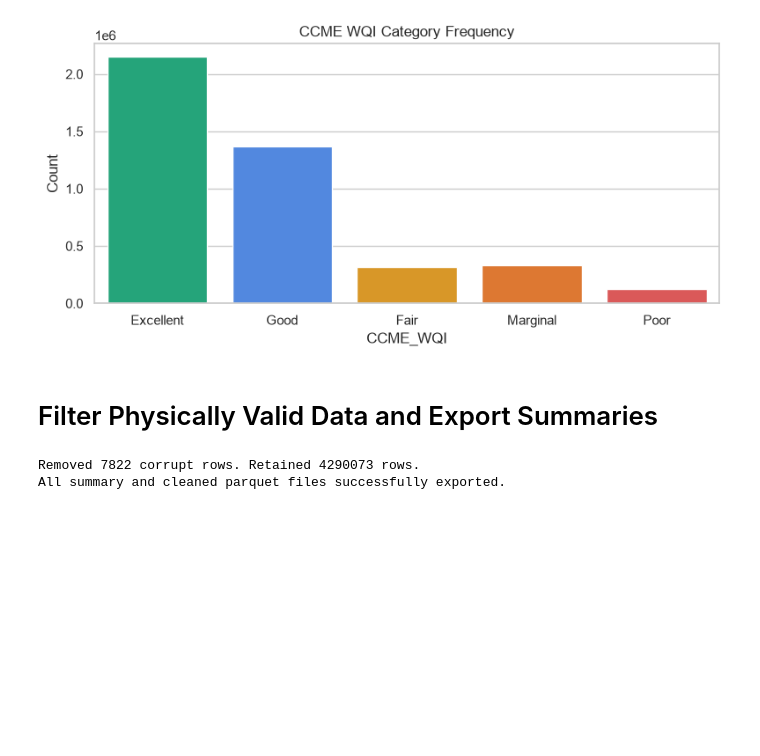
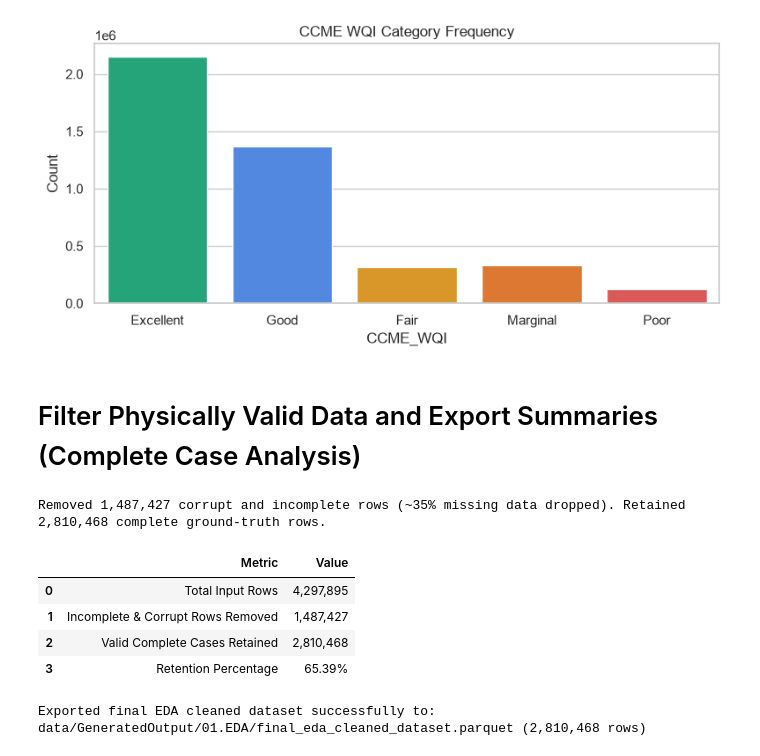
Before and after one commit to Amansoni045/Semester_5_AML_DL, a Jupyter notebook: notebooks/01.EDA/02_data_patterns_and_target.ipynb, the cells around one changed output. Drawn from its saved outputs; the diff is of its cells as text; code cells hidden in the pictures; blank space fills up the shorter version.

```diff
--- a/notebooks/01.EDA/02_data_patterns_and_target.ipynb
+++ b/notebooks/01.EDA/02_data_patterns_and_target.ipynb
@@ -214,58 +214,44 @@ plt.show()
 [figure]
 [figure]
 # %% [markdown]
-# Filter Physically Valid Data and Export Summaries
+# Filter Physically Valid Data and Export Summaries (Complete Case Analysis)
 # %%
 valid_mask = (
     (df["pH (ph units)"].isna() | ((df["pH (ph units)"] >= 3.0) & (df["pH (ph units)"] <= 12.0))) &
     (df["Temperature (cel)"].isna() | ((df["Temperature (cel)"] >= -2.0) & (df["Temperature (cel)"] <= 50.0))) &
     (df["Dissolved Oxygen (mg/l)"].isna() | ((df["Dissolved Oxygen (mg/l)"] >= 0.0) & (df["Dissolved Oxygen (mg/l)"] <= 30.0))) &
     (df["Ammonia (mg/l)"].isna() | (df["Ammonia (mg/l)"] >= 0.0)) &
     (df["Biochemical Oxygen Demand (mg/l)"].isna() | (df["Biochemical Oxygen Demand (mg/l)"] >= 0.0)) &
     (df["Orthophosphate (mg/l)"].isna() | (df["Orthophosphate (mg/l)"] >= 0.0))
 )
+# Complete Case Analysis: Filter to valid and 100% complete observations (dropping ~35% missing records to eliminate synthetic imputation bias)
 cleaned_df = df[valid_mask][[
     "Country", "Area", "Waterbody Type", "Date",
     "Ammonia (mg/l)", "Biochemical Oxygen Demand (mg/l)",
     "Dissolved Oxygen (mg/l)", "Orthophosphate (mg/l)",
     "pH (ph units)", "Temperature (cel)", "Nitrogen (mg/l)", "Nitrate (mg/l)",
     "CCME_Values", "CCME_WQI"
-]].copy()
+]].dropna(subset=chemical_cols).drop_duplicates().copy()
 removed_count = len(df) - len(cleaned_df)
-print(f"Removed {removed_count} corrupt rows. Retained {len(cleaned_df)} rows.")
+print(f"Removed {removed_count:,} corrupt and incomplete rows (~35% missing data dropped). Retained {len(cleaned_df):,} complete ground-truth rows.")
 
-p3_path = os.path.join(OUT_DIR, "03_cleaned_physically_validated.parquet")
-pd.DataFrame({
-    "Metric": ["Total Input Rows", "Corrupt Sentinels Removed", "Valid Clean Rows", "Removal Percentage"],
-    "Value": [f"{len(df):,}", f"{removed_count:,}", f"{len(cleaned_df):,}", f"{removed_count/len(df)*100:.3f}%"]
-}).to_parquet(p3_path, index=False, compression="snappy")
+# Display summary table in notebook
+summary_df = pd.DataFrame({
+    "Metric": ["Total Input Rows", "Incomplete & Corrupt Rows Removed", "Valid Complete Cases Retained", "Retention Percentage"],
+    "Value": [f"{len(df):,}", f"{removed_count:,}", f"{len(cleaned_df):,}", f"{len(cleaned_df)/len(df)*100:.2f}%"]
+})
+display(summary_df)
 
-p4_path = os.path.join(OUT_DIR, "04_feature_correlations.parquet")
-spearman_corr.reset_index().to_parquet(p4_path, index=False, compression="snappy")
-
-p5_path = os.path.join(OUT_DIR, "05_temporal_spatial_aggregates.parquet")
-monthly_chem.reset_index().to_parquet(p5_path, index=False, compression="snappy")
-
-min_val = float(df["CCME_Values"].min())
-max_val = float(df["CCME_Values"].max())
-wqi_pct = df["CCME_WQI"].value_counts(normalize=True) * 100
-p6_path = os.path.join(OUT_DIR, "06_target_distributions_and_leakage_audit.parquet")
-pd.DataFrame({
-    "Metric": ["CCME_Values (Min)", "CCME_Values (Median)", "CCME_Values (Mean)", "CCME_Values (Max)",
-               "CCME_WQI (Excellent)", "CCME_WQI (Good)", "CCME_WQI (Fair)", "CCME_WQI (Marginal)", "CCME_WQI (Poor)",
-               "Leakage Risk"],
-    "Value / Frequency": [f"{min_val:.1f}", f"{median_val:.1f}", f"{mean_val:.1f}", f"{max_val:.1f}",
-                         f"{wqi_counts.get('Excellent', 0):,} ({wqi_pct.get('Excellent', 0):.1f}%)",
-                         f"{wqi_counts.get('Good', 0):,} ({wqi_pct.get('Good', 0):.1f}%)",
-                         f"{wqi_counts.get('Fair', 0):,} ({wqi_pct.get('Fair', 0):.1f}%)",
-                         f"{wqi_counts.get('Marginal', 0):,} ({wqi_pct.get('Marginal', 0):.1f}%)",
-                         f"{wqi_counts.get('Poor', 0):,} ({wqi_pct.get('Poor', 0):.1f}%)",
-                         "Algebraic leakage if evaluated without data separation"]
-}).to_parquet(p6_path, index=False, compression="snappy")
-
+# Export the single final cleaned dataset for downstream modeling
+os.makedirs(OUT_DIR, exist_ok=True)
 final_path = os.path.join(OUT_DIR, "final_eda_cleaned_dataset.parquet")
 cleaned_df.to_parquet(final_path, index=False, compression="snappy")
-print("All summary and cleaned parquet files successfully exported.")
+print(f"Exported final EDA cleaned dataset successfully to: {final_path} ({len(cleaned_df):,} rows)")
 # %% [output]
-Removed 7822 corrupt rows. Retained 4290073 rows.
-All summary and cleaned parquet files successfully exported.
+Removed 1,487,427 corrupt and incomplete rows (~35% missing data dropped). Retained 2,810,468 complete ground-truth rows.
+|  | Metric | Value |
+| 0 | Total Input Rows | 4,297,895 |
+| 1 | Incomplete & Corrupt Rows Removed | 1,487,427 |
+| 2 | Valid Complete Cases Retained | 2,810,468 |
+| 3 | Retention Percentage | 65.39% |
+Exported final EDA cleaned dataset successfully to: data/GeneratedOutput/01.EDA/final_eda_cleaned_dataset.parquet (2,810,468 rows)
```
Also changed, not shown: parts of 3 cells of this notebook, 18 other files.
